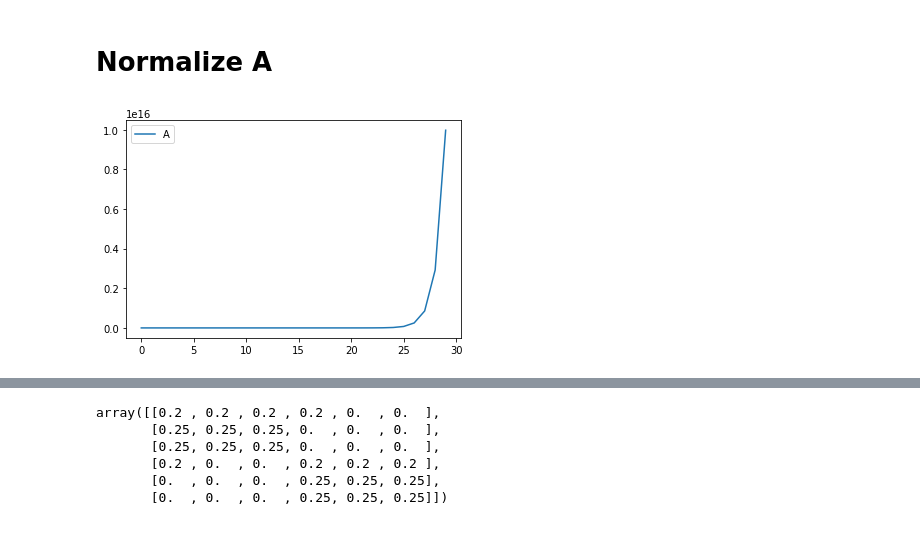
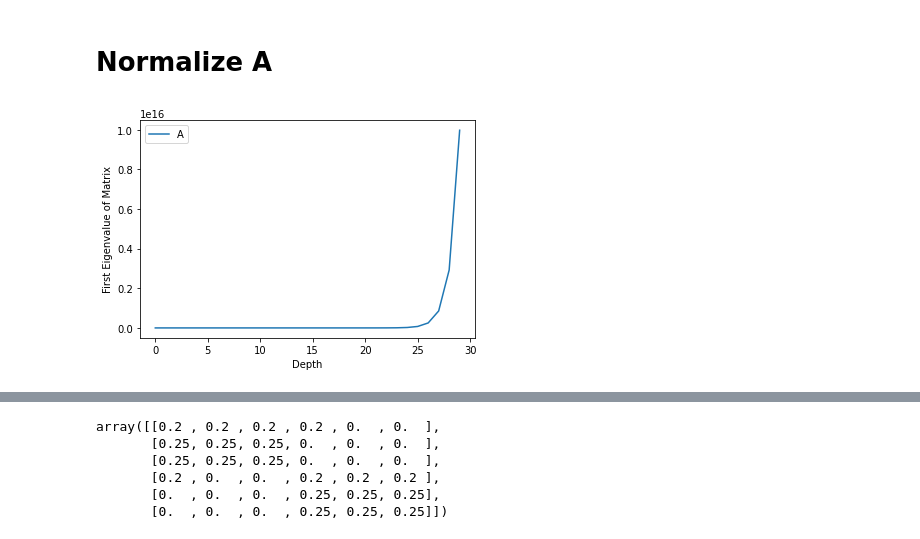
Before and after one commit to comojin1994/GCN, a Jupyter notebook: GCN_tutorial.ipynb, the cells around one changed output, grey strips where cells are left out. Saved outputs shown, nothing was run; the diff lists cells and outputs as text; code cells hidden in the pictures.

```diff
--- a/GCN_tutorial.ipynb
+++ b/GCN_tutorial.ipynb
@@ -308,7 +308,9 @@ for i in range(30):
     A_hat_result.append(abs(np.linalg.eig(temp)[0][0]))
 # %%
 plt.plot(A_hat_result, label='A')
+plt.ylabel('First Eigenvalue of Matrix')
+plt.xlabel('Depth')
 plt.legend()
 plt.show()
 # %% [output]
-[figure, old version]
+[figure, new version]
```
Also changed, not shown: parts of 6 cells of this notebook.
